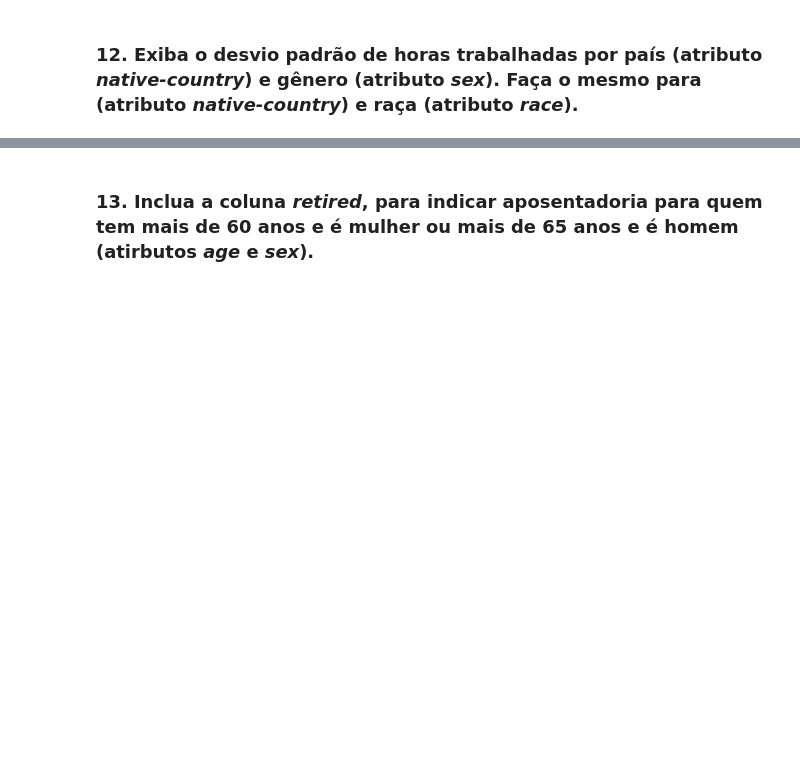
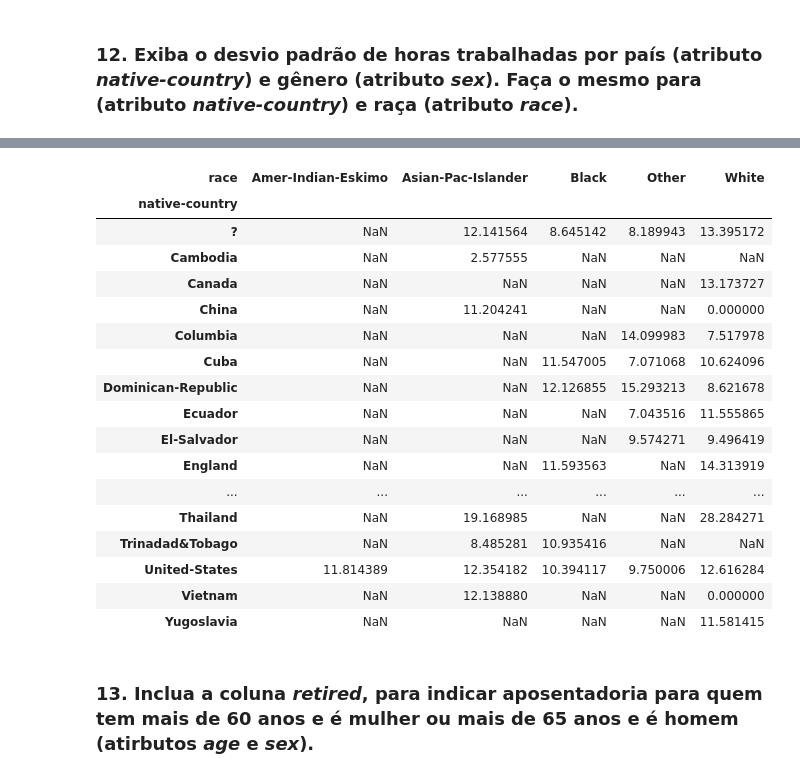
Before and after one commit to michaelfarias/ufc-data-science, a Jupyter notebook: trabalhos/trabalho2/Trabalho Pra&#769;tico - Pandas.ipynb, the cells around one changed output, grey strips where cells are left out. Cells and saved outputs as stored; diff of their text form; code cells hidden in the pictures; blank space fills up the shorter version.

```diff
--- a/trabalhos/trabalho2/Trabalho Pra&#769;tico - Pandas.ipynb
+++ b/trabalhos/trabalho2/Trabalho Pra&#769;tico - Pandas.ipynb
@@ -81,3 +185,24 @@ nan
+# %%
+pd.pivot_table(data, values = 'hours-per-week', index = 'native-country', columns='race', aggfunc='std')
+# %% [output]
+| race | Amer-Indian-Eskimo | Asian-Pac-Islander | Black | Other | White |
+| native-country |  |  |  |  |  |
+| ? | NaN | 12.141564 | 8.645142 | 8.189943 | 13.395172 |
+| Cambodia | NaN | 2.577555 | NaN | NaN | NaN |
+| Canada | NaN | NaN | NaN | NaN | 13.173727 |
+| China | NaN | 11.204241 | NaN | NaN | 0.000000 |
+| Columbia | NaN | NaN | NaN | 14.099983 | 7.517978 |
+| Cuba | NaN | NaN | 11.547005 | 7.071068 | 10.624096 |
+| Dominican-Republic | NaN | NaN | 12.126855 | 15.293213 | 8.621678 |
+| Ecuador | NaN | NaN | NaN | 7.043516 | 11.555865 |
+| El-Salvador | NaN | NaN | NaN | 9.574271 | 9.496419 |
+| England | NaN | NaN | 11.593563 | NaN | 14.313919 |
+| ... | ... | ... | ... | ... | ... |
+| Thailand | NaN | 19.168985 | NaN | NaN | 28.284271 |
+| Trinadad&Tobago | NaN | 8.485281 | 10.935416 | NaN | NaN |
+| United-States | 11.814389 | 12.354182 | 10.394117 | 9.750006 | 12.616284 |
+| Vietnam | NaN | 12.138880 | NaN | NaN | 0.000000 |
+| Yugoslavia | NaN | NaN | NaN | NaN | 11.581415 |
 # %% [markdown]
 ### 13. Inclua a coluna *retired*, para indicar aposentadoria para quem tem mais de 60 anos e é mulher ou mais de 65 anos e é homem (atirbutos *age* e *sex*).
 # %% [markdown]
```
Also changed, not shown: parts of 9 cells of this notebook.
